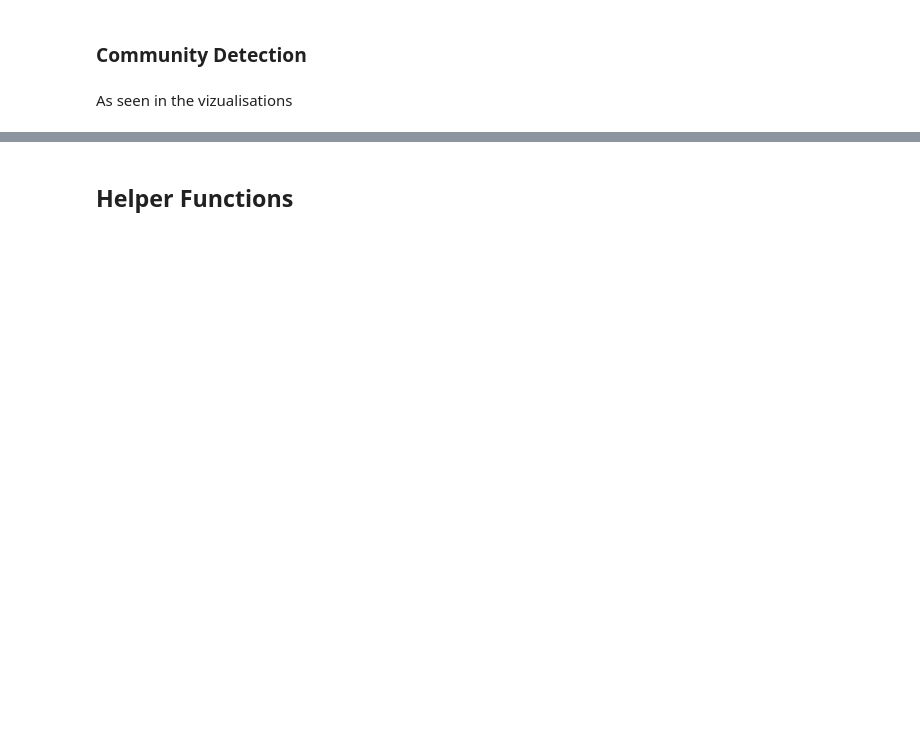
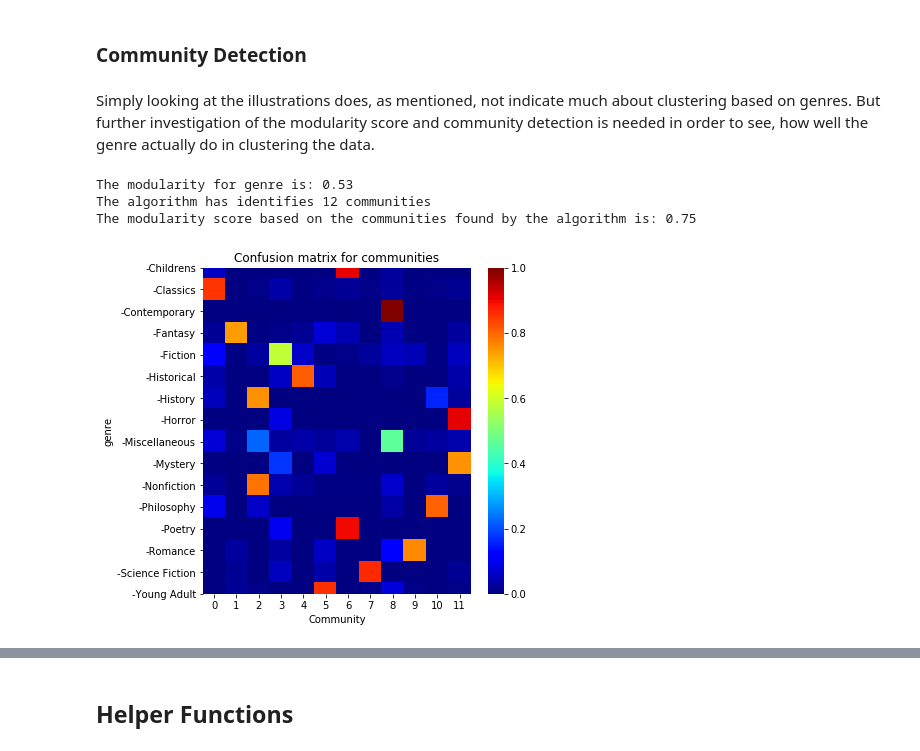
Before and after one commit to benj1003/Goodreads_network, a Jupyter notebook: Code/Explainer Notebook.ipynb, the cells around one changed output, grey strips where cells are left out. Cells and saved outputs as stored; diff of their text form; code cells hidden in the pictures; blank space fills up the shorter version.

```diff
--- a/Code/Explainer Notebook.ipynb
+++ b/Code/Explainer Notebook.ipynb
@@ -324,4 +346,4 @@ nx.draw(G_und, positions, node_size=(total['Degree']+1)*20, with_labels=False, w
 # %% [markdown]
 ### Community Detection
-# %% [markdown]
-As seen in the vizualisations
+# %% [markdown]
+Simply looking at the illustrations does, as mentioned, not indicate much about clustering based on genres. But further investigation of the modularity score and community detection is needed in order to see, how well the genre actually do in clustering the data.
@@ -327,0 +410,7 @@ As seen in the vizualisations
+# %%
+fig = investigate_communities(G, "genre", initialise_random=False)
+# %% [output]
+The modularity for genre is: 0.53
+The algorithm has identifies 12 communities
+The modularity score based on the communities found by the algorithm is: 0.75
+[figure, added]
```
Also changed, not shown: parts of 26 cells of this notebook.
